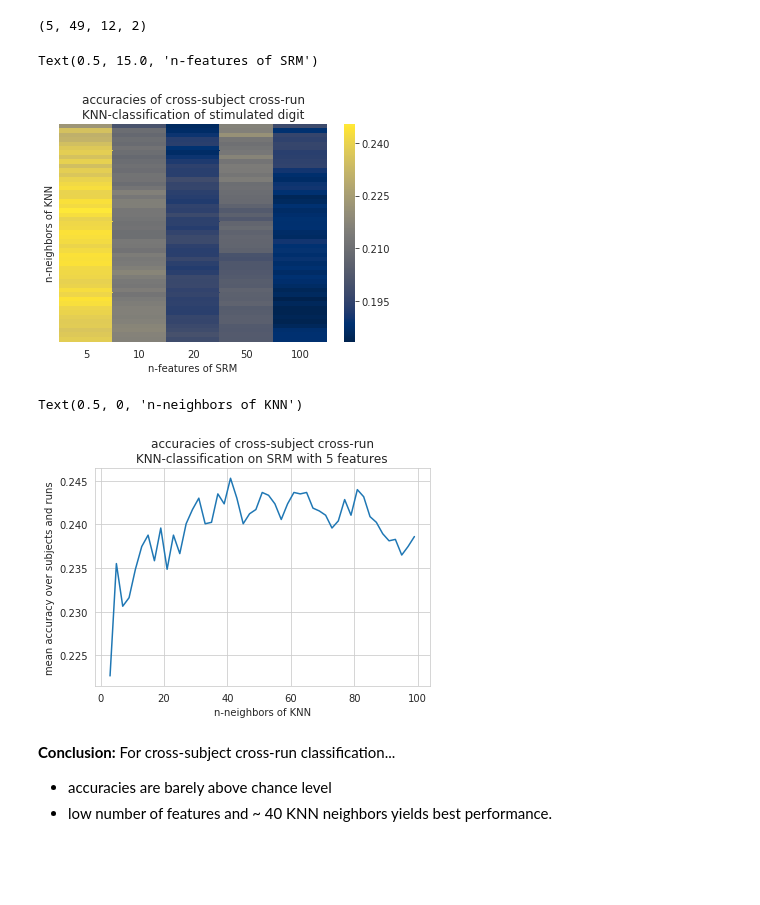
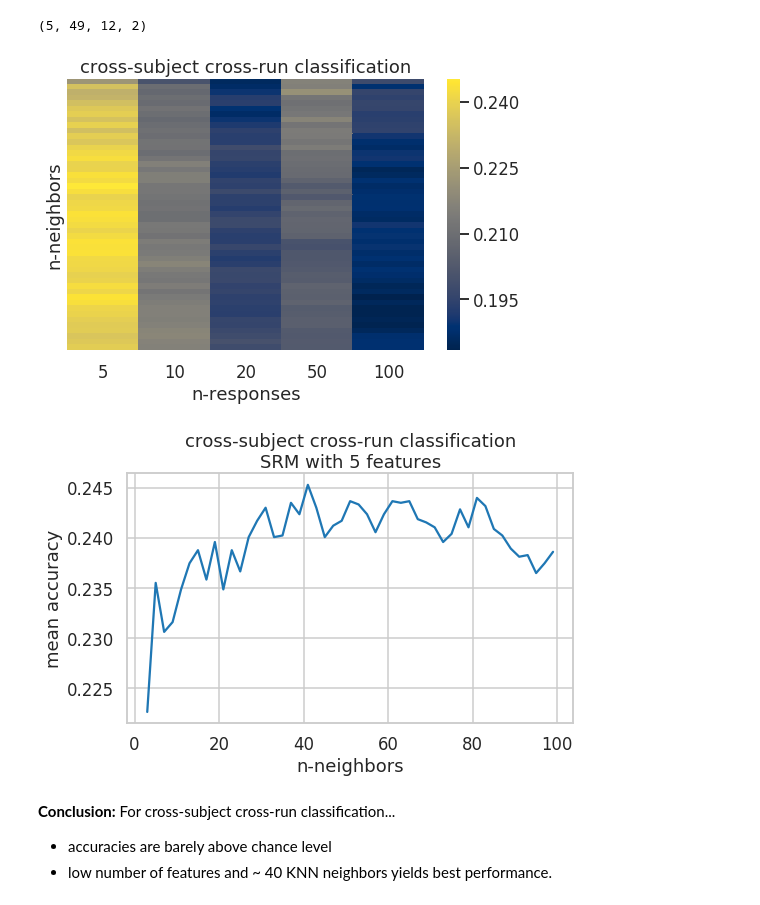
Before and after one commit to oliver-contier/somato_align, a Jupyter notebook: srm/knn_nfeatures_nneighs.ipynb, the cells around one changed output. Cells and saved outputs as stored; diff of their text form; code cells hidden in the pictures; blank space fills up the shorter version.

```diff
--- a/srm/knn_nfeatures_nneighs.ipynb
+++ b/srm/knn_nfeatures_nneighs.ipynb
@@ -13,6 +14,8 @@ import matplotlib.pyplot as plt
 from sklearn.neighbors import KNeighborsClassifier
 
 %matplotlib inline
+# %%
+sns.set_context('talk')
 # %%
 knn_outdir = '/data/BnB_USER/oliver/somato/scratch/digit_classification_knn'
 proj_outdir='/data/BnB_USER/oliver/somato/scratch/crossval_projection'
@@ -40,21 +43,26 @@ knn_av = np.average(knn_results, axis=(2,3))
 # %%
 sns.set_style('whitegrid')
 # %%
+fig = plt.figure(figsize=(8,5))
 sns.heatmap(knn_av.T, cmap='cividis', xticklabels=nfeat_range, yticklabels=[])
-plt.title('accuracies of cross-subject cross-run\nKNN-classification of stimulated digit')
-plt.ylabel('n-neighbors of KNN')
-plt.xlabel('n-features of SRM')
+plt.title('cross-subject cross-run classification')
+plt.ylabel('n-neighbors')
+plt.xlabel('n-responses')
+fig.savefig('plots/acc_crosssub_crossrun.png', dpi=300, bbox_inches='tight')
+plt.show()
 # %% [output]
-Text(0.5, 15.0, 'n-features of SRM')
-[figure, old version]
+[figure, new version]
 # %%
+fig = plt.figure(figsize=(8,5))
 sns.lineplot(y=knn_av[0], x=nneigh_range)
-plt.title('accuracies of cross-subject cross-run\nKNN-classification on SRM with 5 features')
-plt.ylabel('mean accuracy over subjects and runs')
-plt.xlabel('n-neighbors of KNN')
+plt.title('cross-subject cross-run classification\nSRM with 5 features')
+plt.ylabel('mean accuracy')
+plt.tight_layout()
+plt.xlabel('n-neighbors')
+plt.savefig('plots/acc_crosssub_crossrun_5feat.png', dpi=300, bbox_inches='tight')
+plt.show()
 # %% [output]
-Text(0.5, 0, 'n-neighbors of KNN')
-[figure, old version]
+[figure, new version]
 # %% [markdown]
 **Conclusion:** For cross-subject cross-run classification...
 - accuracies are barely above chance level
```
Also changed, not shown: parts of 7 cells of this notebook, 4 other files.
